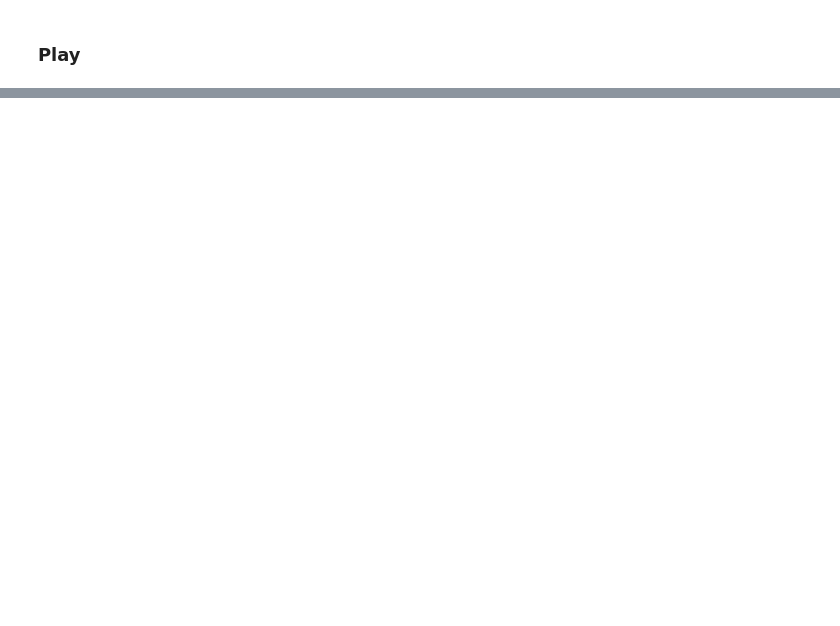
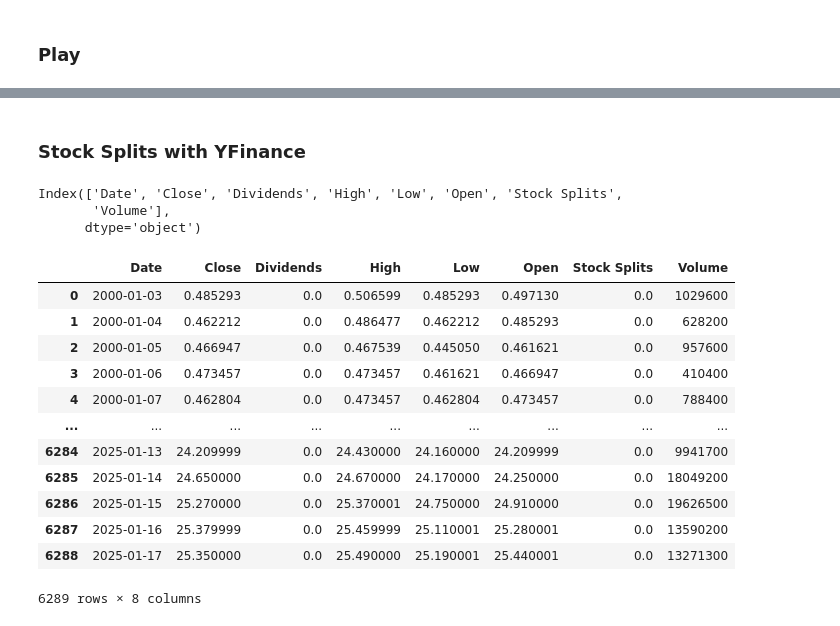
Before and after one commit to faustostangler/FLY_OLD, a Jupyter notebook: playground.ipynb, the cells around one changed output, grey strips where cells are left out. Drawn from its saved outputs; the diff is of its cells as text; code cells hidden in the pictures; blank space fills up the shorter version.

```diff
--- a/playground.ipynb
+++ b/playground.ipynb
@@ -214,0 +476,2 @@ df_final
+# %% [markdown]
+### Stock Splits with YFinance
@@ -214,0 +515,22 @@ df_final
+# %%
+historical_data.columns
+# %% [output]
+Index(['Date', 'Close', 'Dividends', 'High', 'Low', 'Open', 'Stock Splits',
+       'Volume'],
+      dtype='object')
+# %%
+historical_data
+# %% [output]
+|  | Date | Close | Dividends | High | Low | Open | Stock Splits | Volume |
+| 0 | 2000-01-03 | 0.485293 | 0.0 | 0.506599 | 0.485293 | 0.497130 | 0.0 | 1029600 |
+| 1 | 2000-01-04 | 0.462212 | 0.0 | 0.486477 | 0.462212 | 0.485293 | 0.0 | 628200 |
+| 2 | 2000-01-05 | 0.466947 | 0.0 | 0.467539 | 0.445050 | 0.461621 | 0.0 | 957600 |
+| 3 | 2000-01-06 | 0.473457 | 0.0 | 0.473457 | 0.461621 | 0.466947 | 0.0 | 410400 |
+| 4 | 2000-01-07 | 0.462804 | 0.0 | 0.473457 | 0.462804 | 0.473457 | 0.0 | 788400 |
+| ... | ... | ... | ... | ... | ... | ... | ... | ... |
+| 6284 | 2025-01-13 | 24.209999 | 0.0 | 24.430000 | 24.160000 | 24.209999 | 0.0 | 9941700 |
+| 6285 | 2025-01-14 | 24.650000 | 0.0 | 24.670000 | 24.170000 | 24.250000 | 0.0 | 18049200 |
+| 6286 | 2025-01-15 | 25.270000 | 0.0 | 25.370001 | 24.750000 | 24.910000 | 0.0 | 19626500 |
+| 6287 | 2025-01-16 | 25.379999 | 0.0 | 25.459999 | 25.110001 | 25.280001 | 0.0 | 13590200 |
+| 6288 | 2025-01-17 | 25.350000 | 0.0 | 25.490000 | 25.190001 | 25.440001 | 0.0 | 13271300 |
+6289 rows × 8 columns
```
Also changed, not shown: parts of 49 cells of this notebook, 7 other files.
